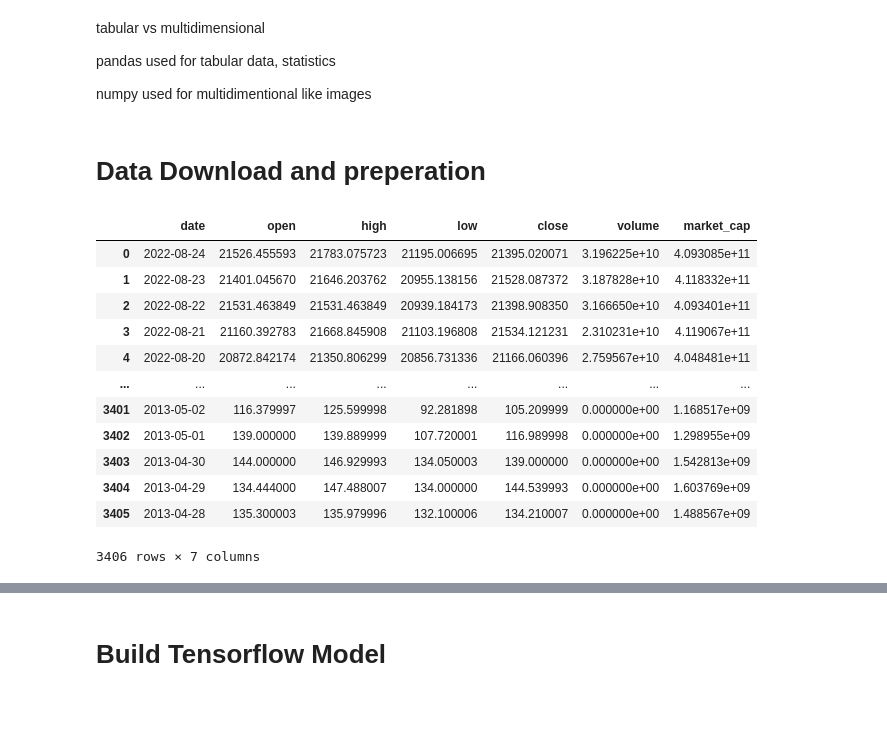
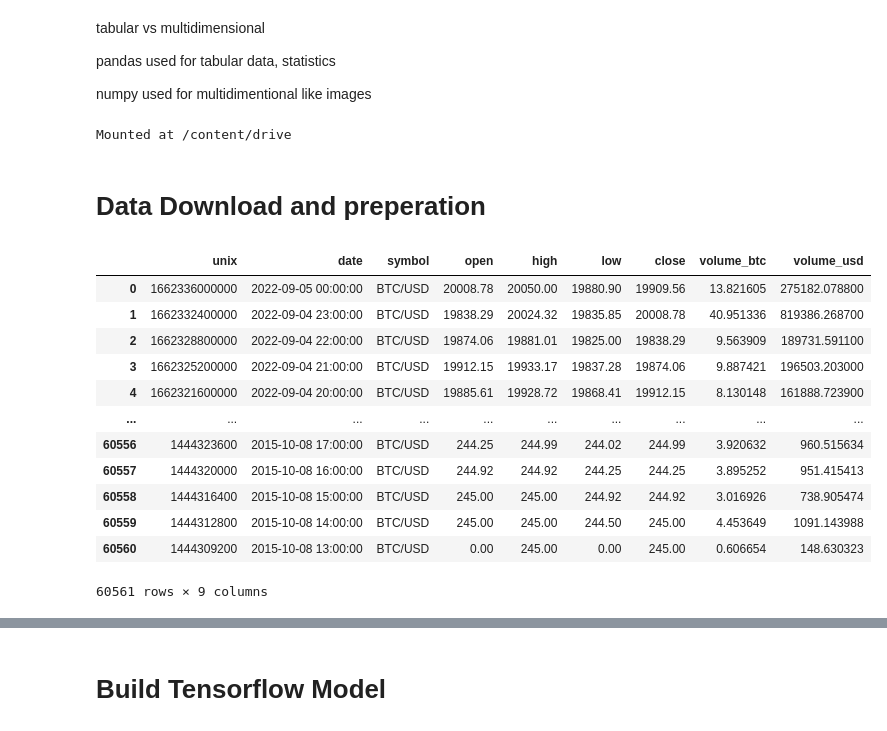
Before and after one commit to MrDegglan/9785-crypto-ml, a Jupyter notebook: ML_Main.ipynb, the cells around one changed output, grey strips where cells are left out. Saved outputs shown, nothing was run; the diff lists cells and outputs as text; code cells hidden in the pictures.

```diff
--- a/ML_Main.ipynb
+++ b/ML_Main.ipynb
@@ -37,6 +39,16 @@ import numpy as np
 # adds support for DataFrames, > 500K
 import pandas as pd
 
+# visualization
+import matplotlib as mpl
+import matplotlib.pyplot as plt
+import seaborn as sns
+
+# Seasonality anaylsis
+from statsmodels.tsa.seasonal import seasonal_decompose
+import statsmodels.api as sm
+from pylab import rcParams
+
 # MinMaxScalar normalises numeric data between 0 and 1 for the purpose of ML training
 from sklearn.preprocessing import StandardScaler, MinMaxScaler, scale
 from sklearn.preprocessing import LabelEncoder
@@ -45,55 +57,64 @@ from sklearn.preprocessing import LabelEncoder
 from sklearn.model_selection import train_test_split
 
 # If training new models set TRAINING to true
-TRAINING = True
+TRAINING = False
 
 # If running on local machine set LOCAL to true, Neccessary for training.
-LOCAL = True
+LOCAL = False
 
 # Hourly Data Source
-HOURLY = False
+HOURLY = True
 # %%
 if(LOCAL):
   model_simple_path = './Models/RNN_LSTM_SIMPLE/'
   model_complex_path = './Models/RNN_LSTM_COMPLEX/'
   gru_base_path = './Models/RNN_GRU_BASE/'
+  Hourly_Data_Path = '/home/raoufyounes/dataScience/Gemini_BTCUSD_1h.csv'
+
 else:
   from google.colab import drive
   drive.mount('/content/drive')
-
-  model_simple_path = '/content/drive/MyDrive/9785 Colab Notebooks/Ml_Models/RNN_LSTM_SIMPLE/'
-  model_complex_path = '/content/drive/MyDrive/9785 Colab Notebooks/Ml_Models/RNN_LSTM_COMPLEX/'
-  gru_base_path = '/content/drive/MyDrive/9785 Colab Notebooks/Ml_Models/RNN_GRU_BASE/'
+  Hourly_Data_Path = '/content/drive/MyDrive/9785_Colab_Notebooks/Data/Gemini_BTCUSD_1h.csv'
+  if(HOURLY):
+    model_simple_path = '/content/drive/MyDrive/9785_Colab_Notebooks/Ml_Models/Hourly/RNN_LSTM_SIMPLE/'
+    model_complex_path = '/content/drive/MyDrive/9785_Colab_Notebooks/Ml_Models/Hourly/RNN_LSTM_COMPLEX/'
+    gru_base_path = '/content/drive/MyDrive/9785_Colab_Notebooks/Ml_Models/Hourly/RNN_GRU_BASE/'
+  else:
+    model_simple_path = '/content/drive/MyDrive/9785_Colab_Notebooks/Ml_Models/Daily/RNN_LSTM_SIMPLE/'
+    model_complex_path = '/content/drive/MyDrive/9785_Colab_Notebooks/Ml_Models/Daily/RNN_LSTM_COMPLEX/'
+    gru_base_path = '/content/drive/MyDrive/9785_Colab_Notebooks/Ml_Models/Daily/RNN_GRU_BASE/'
+# %% [output]
+Mounted at /content/drive
 # %% [markdown]
 # Data Download and preperation
 # %%
 # Data Import
 if(HOURLY):
-  data = pd.read_csv('/content/drive/MyDrive/9785 Colab Notebooks/Data/Gemini_BTCUSD_1h.csv',skiprows=1)
+  data = pd.read_csv(Hourly_Data_Path,skiprows=1)
   data.columns = [x.strip().lower().replace(' ','_') for x in data.columns]
   display(data)
 else:
   # ==============================================================================
   # Scraper is initialized, symbol, start and end of download are included
   scraper = CmcScraper('BTC', '28-04-2013', '24-08-2022')
   # Transform collected data into a dataframe
   data = scraper.get_dataframe()
   data.columns = [x.strip().lower().replace(' ','_') for x in data.columns]
   display(data)
 # %% [output]
-|  | date | open | high | low | close | volume | market_cap |
-| 0 | 2022-08-24 | 21526.455593 | 21783.075723 | 21195.006695 | 21395.020071 | 3.196225e+10 | 4.093085e+11 |
-| 1 | 2022-08-23 | 21401.045670 | 21646.203762 | 20955.138156 | 21528.087372 | 3.187828e+10 | 4.118332e+11 |
-| 2 | 2022-08-22 | 21531.463849 | 21531.463849 | 20939.184173 | 21398.908350 | 3.166650e+10 | 4.093401e+11 |
-| 3 | 2022-08-21 | 21160.392783 | 21668.845908 | 21103.196808 | 21534.121231 | 2.310231e+10 | 4.119067e+11 |
-| 4 | 2022-08-20 | 20872.842174 | 21350.806299 | 20856.731336 | 21166.060396 | 2.759567e+10 | 4.048481e+11 |
-| ... | ... | ... | ... | ... | ... | ... | ... |
-| 3401 | 2013-05-02 | 116.379997 | 125.599998 | 92.281898 | 105.209999 | 0.000000e+00 | 1.168517e+09 |
-| 3402 | 2013-05-01 | 139.000000 | 139.889999 | 107.720001 | 116.989998 | 0.000000e+00 | 1.298955e+09 |
-| 3403 | 2013-04-30 | 144.000000 | 146.929993 | 134.050003 | 139.000000 | 0.000000e+00 | 1.542813e+09 |
-| 3404 | 2013-04-29 | 134.444000 | 147.488007 | 134.000000 | 144.539993 | 0.000000e+00 | 1.603769e+09 |
-| 3405 | 2013-04-28 | 135.300003 | 135.979996 | 132.100006 | 134.210007 | 0.000000e+00 | 1.488567e+09 |
+|  | unix | date | symbol | open | high | low | close | volume_btc | volume_usd |
+| 0 | 1662336000000 | 2022-09-05 00:00:00 | BTC/USD | 20008.78 | 20050.00 | 19880.90 | 19909.56 | 13.821605 | 275182.078800 |
+| 1 | 1662332400000 | 2022-09-04 23:00:00 | BTC/USD | 19838.29 | 20024.32 | 19835.85 | 20008.78 | 40.951336 | 819386.268700 |
+| 2 | 1662328800000 | 2022-09-04 22:00:00 | BTC/USD | 19874.06 | 19881.01 | 19825.00 | 19838.29 | 9.563909 | 189731.591100 |
+| 3 | 1662325200000 | 2022-09-04 21:00:00 | BTC/USD | 19912.15 | 19933.17 | 19837.28 | 19874.06 | 9.887421 | 196503.203000 |
+| 4 | 1662321600000 | 2022-09-04 20:00:00 | BTC/USD | 19885.61 | 19928.72 | 19868.41 | 19912.15 | 8.130148 | 161888.723900 |
+| ... | ... | ... | ... | ... | ... | ... | ... | ... | ... |
+| 60556 | 1444323600 | 2015-10-08 17:00:00 | BTC/USD | 244.25 | 244.99 | 244.02 | 244.99 | 3.920632 | 960.515634 |
+| 60557 | 1444320000 | 2015-10-08 16:00:00 | BTC/USD | 244.92 | 244.92 | 244.25 | 244.25 | 3.895252 | 951.415413 |
+| 60558 | 1444316400 | 2015-10-08 15:00:00 | BTC/USD | 245.00 | 245.00 | 244.92 | 244.92 | 3.016926 | 738.905474 |
+| 60559 | 1444312800 | 2015-10-08 14:00:00 | BTC/USD | 245.00 | 245.00 | 244.50 | 245.00 | 4.453649 | 1091.143988 |
+| 60560 | 1444309200 | 2015-10-08 13:00:00 | BTC/USD | 0.00 | 245.00 | 0.00 | 245.00 | 0.606654 | 148.630323 |
-3406 rows × 7 columns
+60561 rows × 9 columns
 # %%
 data['date'] = pd.to_datetime(data['date'], format='%Y-%m-%d %H:%M:%S')#.astype(int) / 10**9
 data['hour'] = data['date'].dt.hour
```
Also changed, not shown: parts of 20 cells of this notebook.
